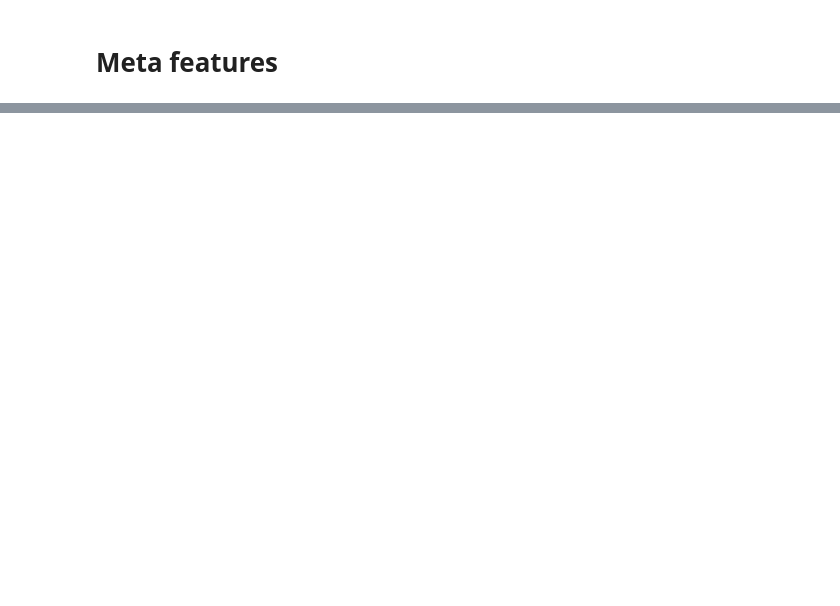
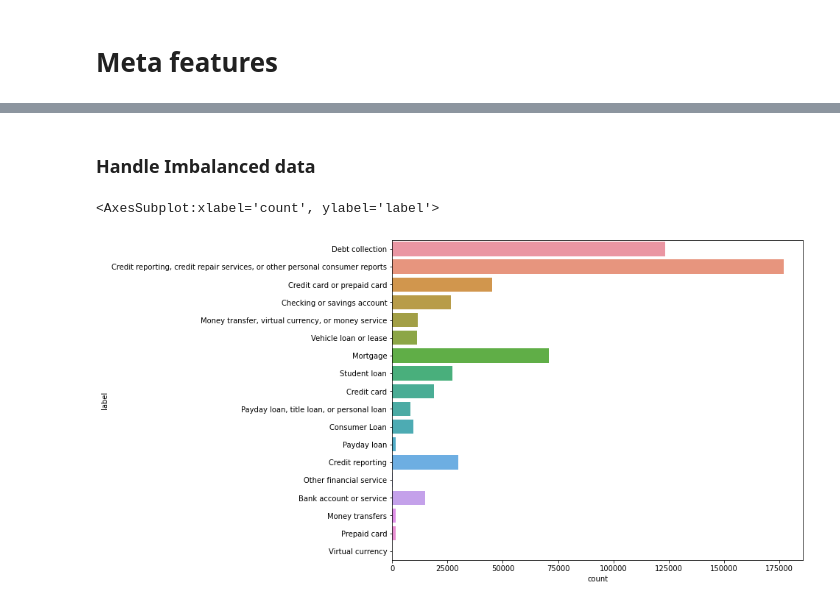
Before and after one commit to dineshh912/support_ticket_classification, a Jupyter notebook: 01-data_wrangling_eda.ipynb, the cells around one changed output, grey strips where cells are left out. Cells and saved outputs as stored; diff of their text form; code cells hidden in the pictures; blank space fills up the shorter version.

```diff
--- a/01-data_wrangling_eda.ipynb
+++ b/01-data_wrangling_eda.ipynb
@@ -362,0 +359,9 @@ df_cleaned.to_csv('../../data/first_step_cleaned.csv')
+# %% [markdown]
+### Handle Imbalanced data
+# %%
+# Plot label
+plt.figure(figsize=(10,8))
+sns.countplot(y='label', data=df_cleaned)
+# %% [output]
+<AxesSubplot:xlabel='count', ylabel='label'>
+[figure, added]
```
Also changed, not shown: parts of 33 cells of this notebook.
